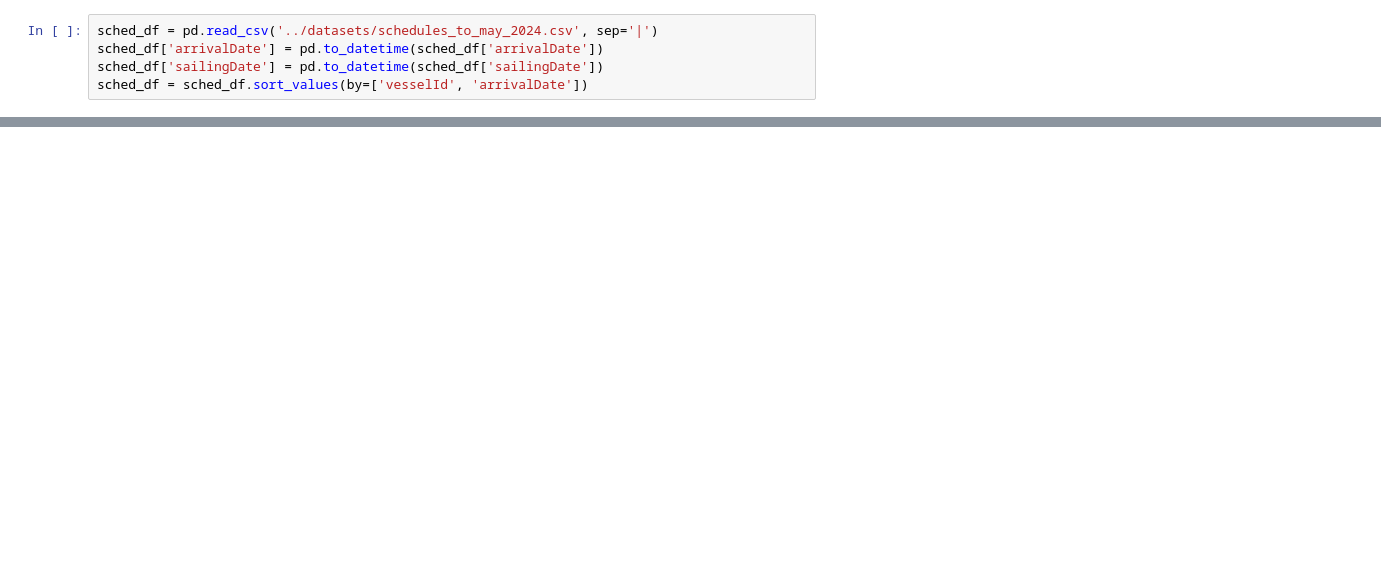
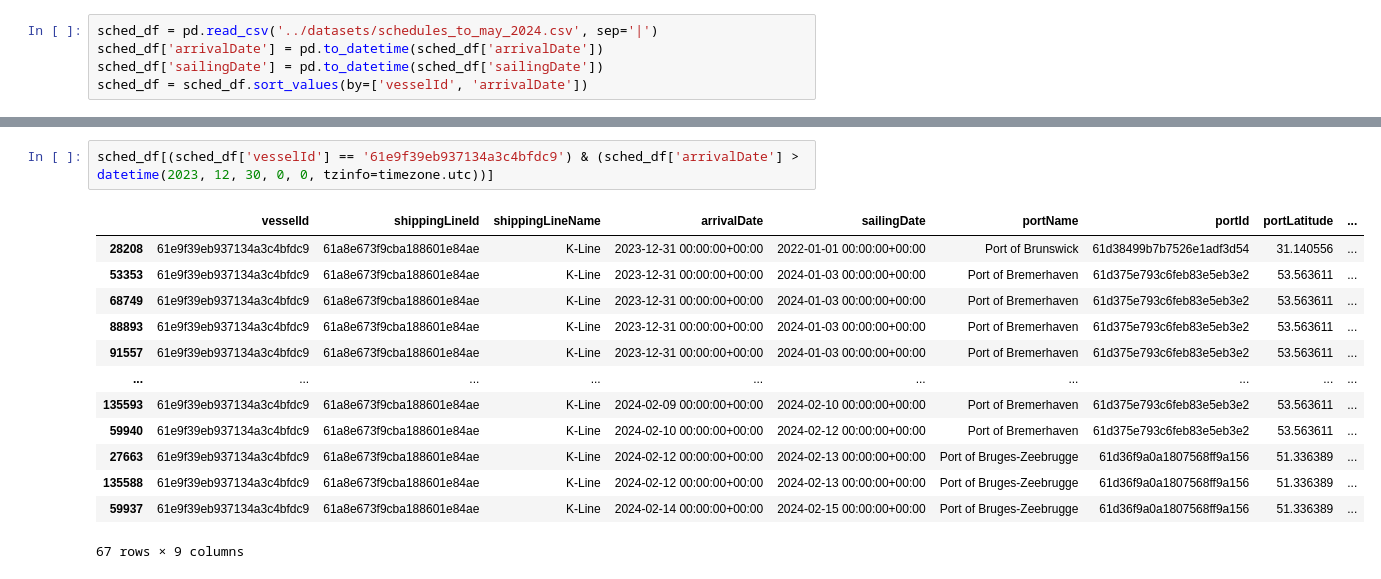
Before and after one commit to MariusVaardal/AIS-Vessel-Trajectory-Prediction, a Jupyter notebook: Report/exploring_schedule_dataset.ipynb, the cells around one changed output, grey strips where cells are left out. Cells and saved outputs as stored; diff of their text form; blank space fills up the shorter version.

```diff
--- a/Report/exploring_schedule_dataset.ipynb
+++ b/Report/exploring_schedule_dataset.ipynb
@@ -48,3 +111,19 @@ def should_be_moored(row):
+# %%
+sched_df[(sched_df['vesselId'] == '61e9f39eb937134a3c4bfdc9') & (sched_df['arrivalDate'] > datetime(2023, 12, 30, 0, 0, tzinfo=timezone.utc))]
+# %% [output]
+|  | vesselId | shippingLineId | shippingLineName | arrivalDate | sailingDate | portName | portId | portLatitude | ... |
+| 28208 | 61e9f39eb937134a3c4bfdc9 | 61a8e673f9cba188601e84ae | K-Line | 2023-12-31 00:00:00+00:00 | 2022-01-01 00:00:00+00:00 | Port of Brunswick | 61d38499b7b7526e1adf3d54 | 31.140556 | ... |
+| 53353 | 61e9f39eb937134a3c4bfdc9 | 61a8e673f9cba188601e84ae | K-Line | 2023-12-31 00:00:00+00:00 | 2024-01-03 00:00:00+00:00 | Port of Bremerhaven | 61d375e793c6feb83e5eb3e2 | 53.563611 | ... |
+| 68749 | 61e9f39eb937134a3c4bfdc9 | 61a8e673f9cba188601e84ae | K-Line | 2023-12-31 00:00:00+00:00 | 2024-01-03 00:00:00+00:00 | Port of Bremerhaven | 61d375e793c6feb83e5eb3e2 | 53.563611 | ... |
+| 88893 | 61e9f39eb937134a3c4bfdc9 | 61a8e673f9cba188601e84ae | K-Line | 2023-12-31 00:00:00+00:00 | 2024-01-03 00:00:00+00:00 | Port of Bremerhaven | 61d375e793c6feb83e5eb3e2 | 53.563611 | ... |
+| 91557 | 61e9f39eb937134a3c4bfdc9 | 61a8e673f9cba188601e84ae | K-Line | 2023-12-31 00:00:00+00:00 | 2024-01-03 00:00:00+00:00 | Port of Bremerhaven | 61d375e793c6feb83e5eb3e2 | 53.563611 | ... |
+| ... | ... | ... | ... | ... | ... | ... | ... | ... | ... |
+| 135593 | 61e9f39eb937134a3c4bfdc9 | 61a8e673f9cba188601e84ae | K-Line | 2024-02-09 00:00:00+00:00 | 2024-02-10 00:00:00+00:00 | Port of Bremerhaven | 61d375e793c6feb83e5eb3e2 | 53.563611 | ... |
+| 59940 | 61e9f39eb937134a3c4bfdc9 | 61a8e673f9cba188601e84ae | K-Line | 2024-02-10 00:00:00+00:00 | 2024-02-12 00:00:00+00:00 | Port of Bremerhaven | 61d375e793c6feb83e5eb3e2 | 53.563611 | ... |
+| 27663 | 61e9f39eb937134a3c4bfdc9 | 61a8e673f9cba188601e84ae | K-Line | 2024-02-12 00:00:00+00:00 | 2024-02-13 00:00:00+00:00 | Port of Bruges-Zeebrugge | 61d36f9a0a1807568ff9a156 | 51.336389 | ... |
+| 135588 | 61e9f39eb937134a3c4bfdc9 | 61a8e673f9cba188601e84ae | K-Line | 2024-02-12 00:00:00+00:00 | 2024-02-13 00:00:00+00:00 | Port of Bruges-Zeebrugge | 61d36f9a0a1807568ff9a156 | 51.336389 | ... |
+| 59937 | 61e9f39eb937134a3c4bfdc9 | 61a8e673f9cba188601e84ae | K-Line | 2024-02-14 00:00:00+00:00 | 2024-02-15 00:00:00+00:00 | Port of Bruges-Zeebrugge | 61d36f9a0a1807568ff9a156 | 51.336389 | ... |
+67 rows × 9 columns
 # %%
 filepath_train = '../datasets/ais_train.csv'
 filepath_test = '../datasets/ais_test.csv'
```
Also changed, not shown: parts of 9 cells of this notebook, 2 other files.
